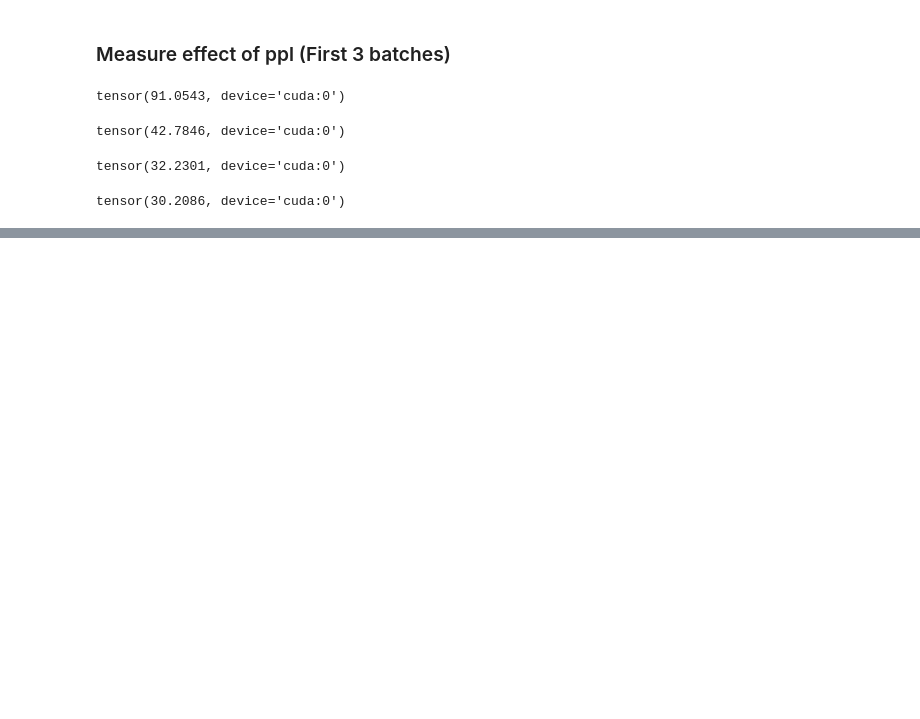
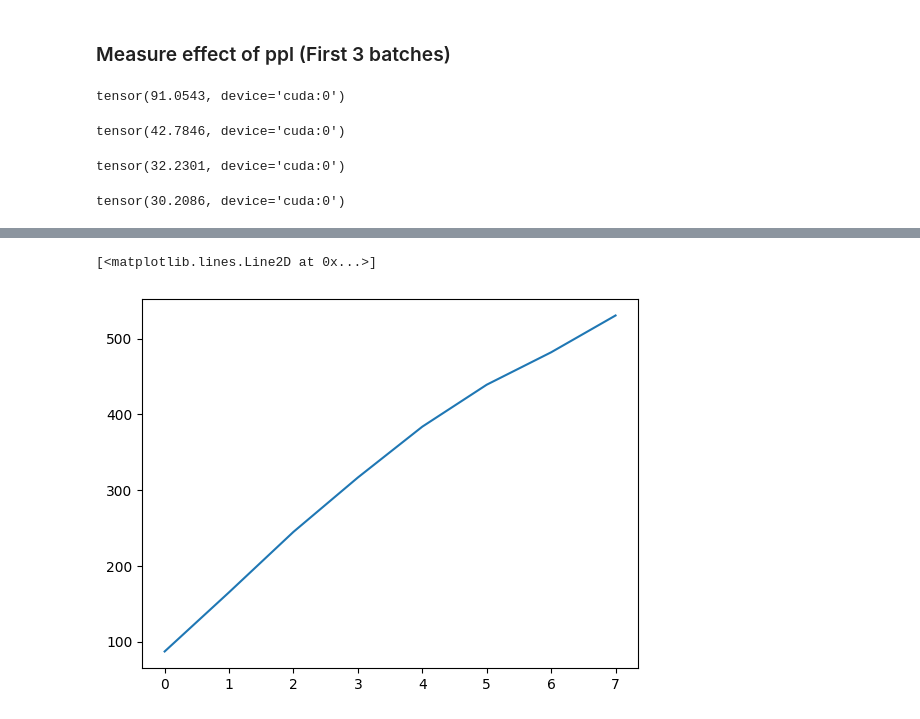
Before and after one commit to IsaacRe/Forgetful-Transformers, a Jupyter notebook: Low-Rank Analysis.ipynb, the cells around one changed output, grey strips where cells are left out. Cells and saved outputs as stored; diff of their text form; code cells hidden in the pictures; blank space fills up the shorter version.

```diff
--- a/Low-Rank Analysis.ipynb
+++ b/Low-Rank Analysis.ipynb
@@ -203,0 +318,5 @@ tensor(30.2086, device='cuda:0')
+# %%
+plt.plot(ranks.mean(axis=(0, 2)))  # non-causally-masked matrix rank by context length
+# %% [output]
+[<matplotlib.lines.Line2D at 0x...>]
+[figure, added]
```
Also changed, not shown: parts of 8 cells of this notebook, 1 other file.
